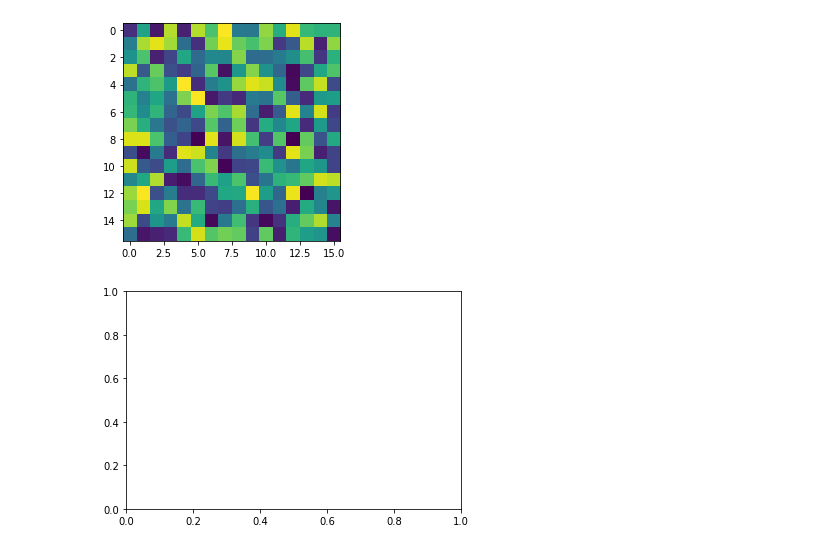
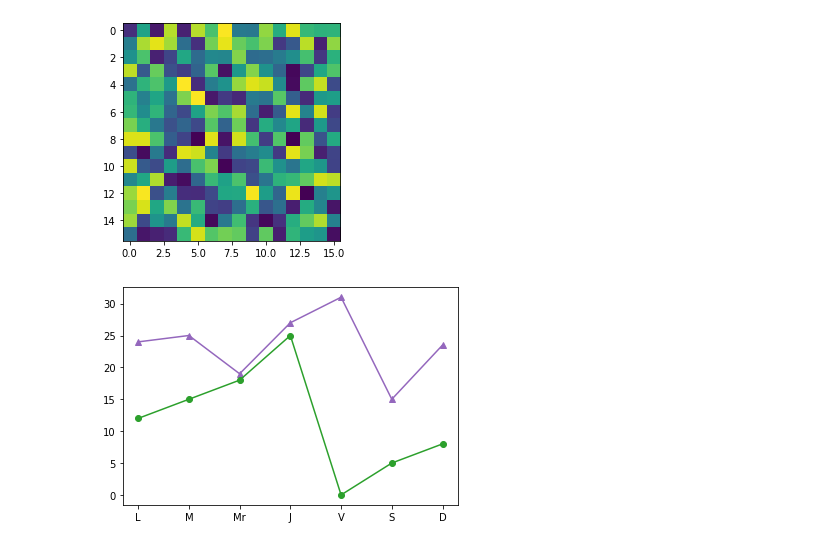
Before and after one commit to xkrizthx/Python, a Jupyter notebook: Diplomado_Matpolib.ipynb, the cells around one changed output. Saved outputs shown, nothing was run; the diff lists cells and outputs as text; code cells hidden in the pictures.

```diff
--- a/Diplomado_Matpolib.ipynb
+++ b/Diplomado_Matpolib.ipynb
@@ -72,8 +72,11 @@ plt.show()
 # %%
 import matplotlib.pyplot as plt
 import numpy as np
 figura, ax=plt.subplots();
 dias=['L','M','Mr','J','V','S','D']
-temperaturas={'Bucaramanga':[24, 25, 19, 27,31,15,23.5],'Bogota':[12,15,18,25]}
+temperaturas={'Bucaramanga':[24, 25, 19, 27,31,15,23.5],'Bogota':[12,15,18,25,0,5,8]}
+ax.plot(dias, temperaturas['Bucaramanga'],color='tab:purple', marker='^')
+ax.plot(dias, temperaturas['Bogota'],color='tab:green',marker='o')
+plt.show()
 # %% [output]
-[figure, old version]
+[figure, new version]
```
Also changed, not shown: parts of 5 cells of this notebook.
